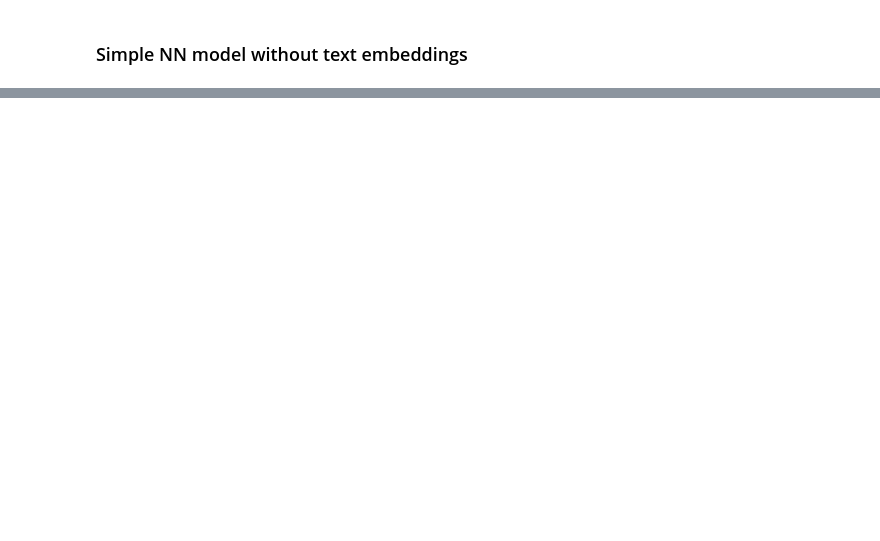
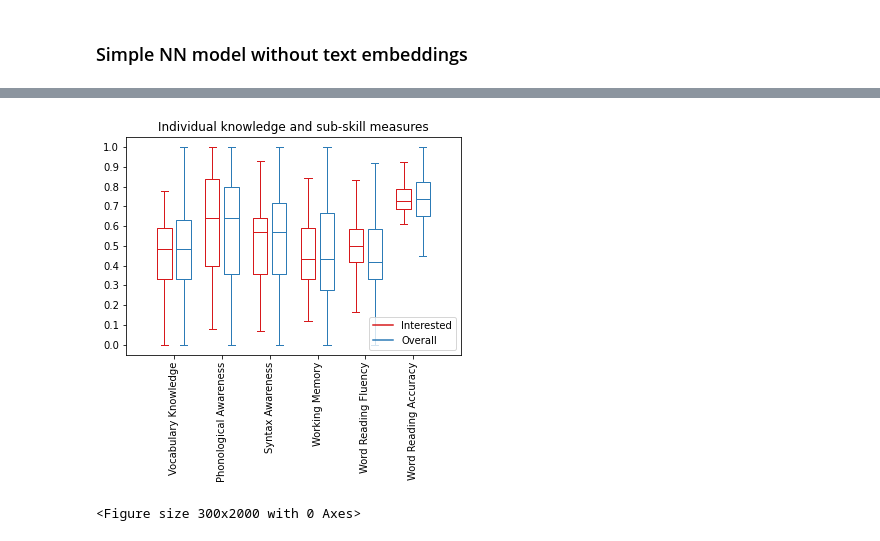
Before and after one commit to EdTeKLA/ComprehensionScorePredictor, a Jupyter notebook: code/correctness_pred/model.ipynb, the cells around one changed output, grey strips where cells are left out. Cells and saved outputs as stored; diff of their text form; code cells hidden in the pictures; blank space fills up the shorter version.

```diff
--- a/code/correctness_pred/model.ipynb
+++ b/code/correctness_pred/model.ipynb
@@ -194,7 +171,7 @@ def evaluate(model, data, criterion, matrix=False):
 
     with torch.no_grad():
 
-        predictions = model(data['skills'],data['subtests'],data['questions'],data['answers']).squeeze(1)
+        predictions = model(data['skills'],data['subtests'],data['questions']).squeeze(1)
 
 #         print('eval pred',predictions)
 
@@ -555,0 +788,37 @@ RuntimeError: mat1 and mat2 shapes cannot be multiplied (1325x7 and 13x26)
+# %%
+data_a = students_skills[:,:6].numpy()
+data_b = test_ds['skills'][:,:6].numpy()
+
+ticks = feature_names[:6]
+
+def set_box_color(bp, color):
+    plt.setp(bp['boxes'], color=color)
+    plt.setp(bp['whiskers'], color=color)
+    plt.setp(bp['caps'], color=color)
+    plt.setp(bp['medians'], color=color)
+
+plt.figure()
+
+bpl = plt.boxplot(data_a, positions=np.array(range(data_a.shape[1]))*2.0-0.4, sym='', widths=0.6)
+bpr = plt.boxplot(data_b, positions=np.array(range(data_b.shape[1]))*2.0+0.4, sym='', widths=0.6)
+set_box_color(bpl, '#D7191C') # colors are from http://colorbrewer2.org/
+set_box_color(bpr, '#2C7BB6')
+
+# draw temporary red and blue lines and use them to create a legend
+plt.plot([], c='#D7191C', label='Interested')
+plt.plot([], c='#2C7BB6', label='Overall')
+plt.legend()
+
+plt.xticks(range(0, len(ticks) * 2, 2), ticks)
+plt.xlim(-2, len(ticks)*2)
+plt.xticks(rotation='vertical')
+plt.yticks(np.arange(0,1.1,0.1))
+plt.title("Individual knowledge and sub-skill measures")
+plt.figure(figsize=(3, 20),dpi = 100)
+
+# plt.tight_layout()
+# plt.savefig('boxcompare.png')
+plt.show()
+# %% [output]
+[figure, added]
+<Figure size 300x2000 with 0 Axes>
```
Also changed, not shown: parts of 34 cells of this notebook, 5 other files.
